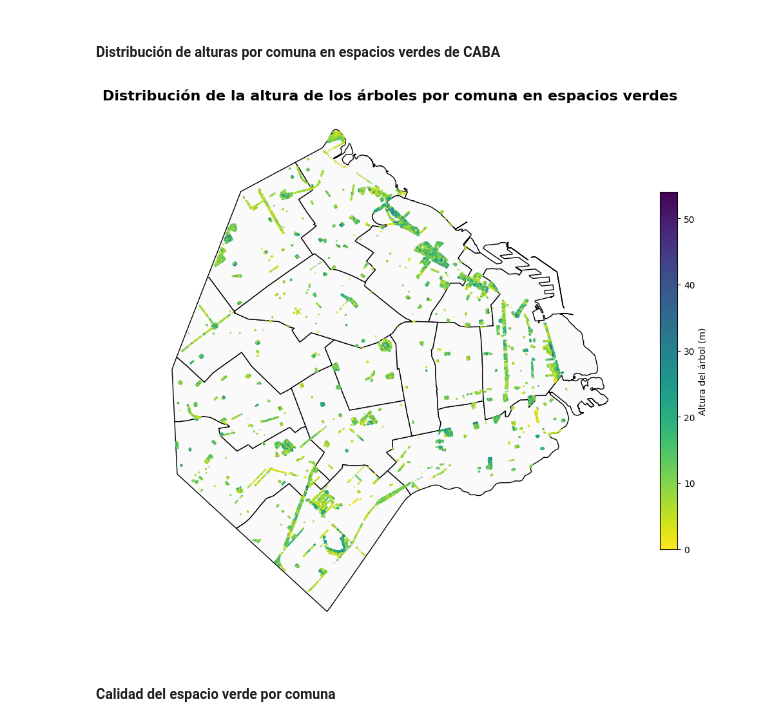
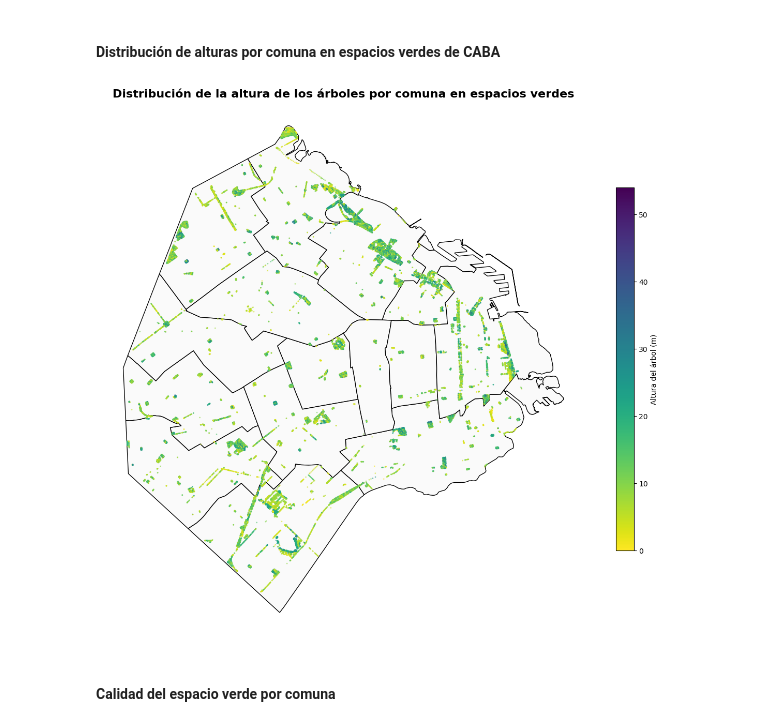
Before and after one commit to juancruzdauberte/arbolado_caba_espacios_verdes, a Jupyter notebook: arbolado.ipynb, the cells around one changed output. Saved outputs shown, nothing was run; the diff lists cells and outputs as text; code cells hidden in the pictures.

```diff
--- a/arbolado.ipynb
+++ b/arbolado.ipynb
@@ -215,27 +254,28 @@ comunas_gdf
 # %%
 crs = {'init': 'epsg:4326'}
 geometry = [Point(xy) for xy in zip(arboles["long"], arboles["lat"])]
 arboles_gdf = gpd.GeoDataFrame(arboles, crs = crs, geometry = geometry)
 
 fig, ax = plt.subplots(figsize=(12, 12))
 
 comunas_gdf.plot(ax=ax, color="#fafafa", edgecolor='black', linewidth=1)
 
 arboles_gdf.plot(
     ax=ax,
     column='altura_tot',
     cmap='viridis_r',
     markersize=1,
     alpha=0.5,
     legend=True,
     legend_kwds={'label': "Altura del árbol (m)", 'shrink': 0.6}
 )
 
 plt.title('Distribución de la altura de los árboles por comuna en espacios verdes', fontsize=16, fontweight='bold')
 plt.axis('off')
+plt.tight_layout()
 plt.show()
 # %% [output]
-[figure, old version]
+[figure, new version]
 # %% [markdown]
 #### Calidad del espacio verde por comuna
 # %% [markdown]
```
Also changed, not shown: parts of 6 cells of this notebook, 1 other file.
